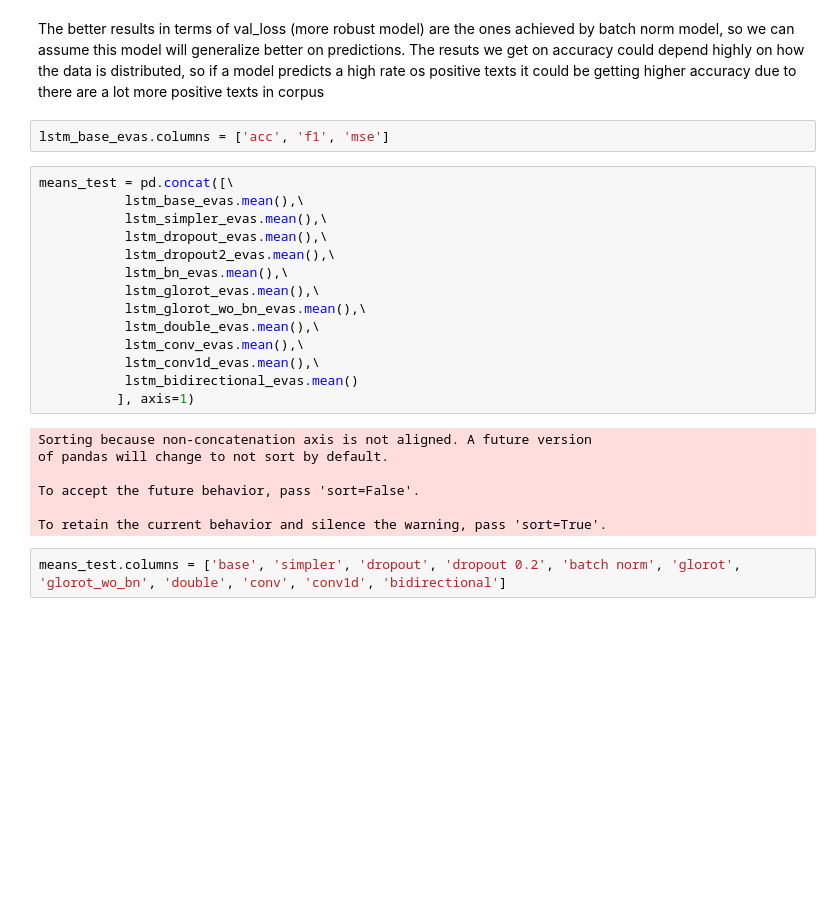
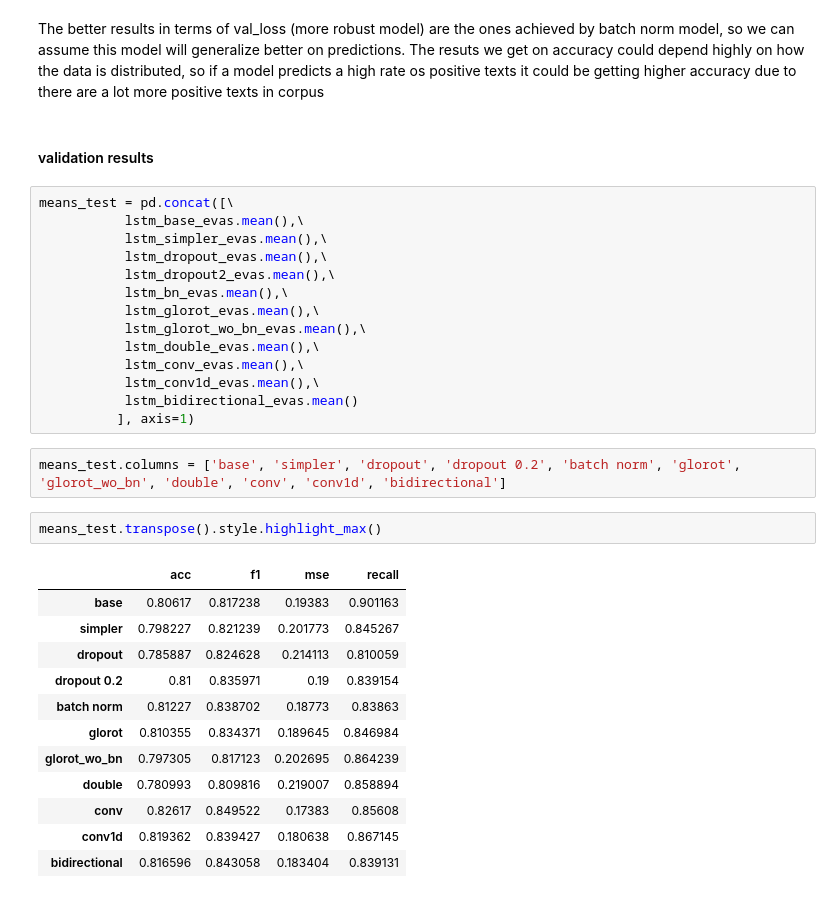
Before and after one commit to AdrianInsua/SentimentAnalysis, a Jupyter notebook: results/get_results.ipynb, the cells around one changed output. Cells and saved outputs as stored; diff of their text form; blank space fills up the shorter version.

```diff
--- a/results/get_results.ipynb
+++ b/results/get_results.ipynb
@@ -228,7 +264,7 @@ means
 # %% [markdown]
 The better results in terms of val_loss (more robust model) are the ones achieved by batch norm model, so we can assume this model will generalize better on predictions. The resuts we get on accuracy could depend highly on how the data is distributed, so if a model predicts a high rate os positive texts it could be getting higher accuracy due to there are a lot more positive texts in corpus
-# %%
-lstm_base_evas.columns = ['acc', 'f1', 'mse']
+# %% [markdown]
+#### validation results
 # %%
 means_test = pd.concat([\
            lstm_base_evas.mean(),\
@@ -243,13 +279,21 @@ means_test = pd.concat([\
            lstm_conv1d_evas.mean(),\
            lstm_bidirectional_evas.mean()
           ], axis=1)
-# %% [output]
-Sorting because non-concatenation axis is not aligned. A future version
-of pandas will change to not sort by default.
-
-To accept the future behavior, pass 'sort=False'.
-
-To retain the current behavior and silence the warning, pass 'sort=True'.
 # %%
 means_test.columns = ['base', 'simpler', 'dropout', 'dropout 0.2', 'batch norm', 'glorot', 'glorot_wo_bn', 'double', 'conv', 'conv1d', 'bidirectional']
+# %%
+means_test.transpose().style.highlight_max()
+# %% [output]
+|  | acc | f1 | mse | recall |
+| base | 0.80617 | 0.817238 | 0.19383 | 0.901163 |
+| simpler | 0.798227 | 0.821239 | 0.201773 | 0.845267 |
+| dropout | 0.785887 | 0.824628 | 0.214113 | 0.810059 |
+| dropout 0.2 | 0.81 | 0.835971 | 0.19 | 0.839154 |
+| batch norm | 0.81227 | 0.838702 | 0.18773 | 0.83863 |
+| glorot | 0.810355 | 0.834371 | 0.189645 | 0.846984 |
+| glorot_wo_bn | 0.797305 | 0.817123 | 0.202695 | 0.864239 |
+| double | 0.780993 | 0.809816 | 0.219007 | 0.858894 |
+| conv | 0.82617 | 0.849522 | 0.17383 | 0.85608 |
+| conv1d | 0.819362 | 0.839427 | 0.180638 | 0.867145 |
+| bidirectional | 0.816596 | 0.843058 | 0.183404 | 0.839131 |
 # %%
```
Also changed, not shown: parts of 30 cells of this notebook.
